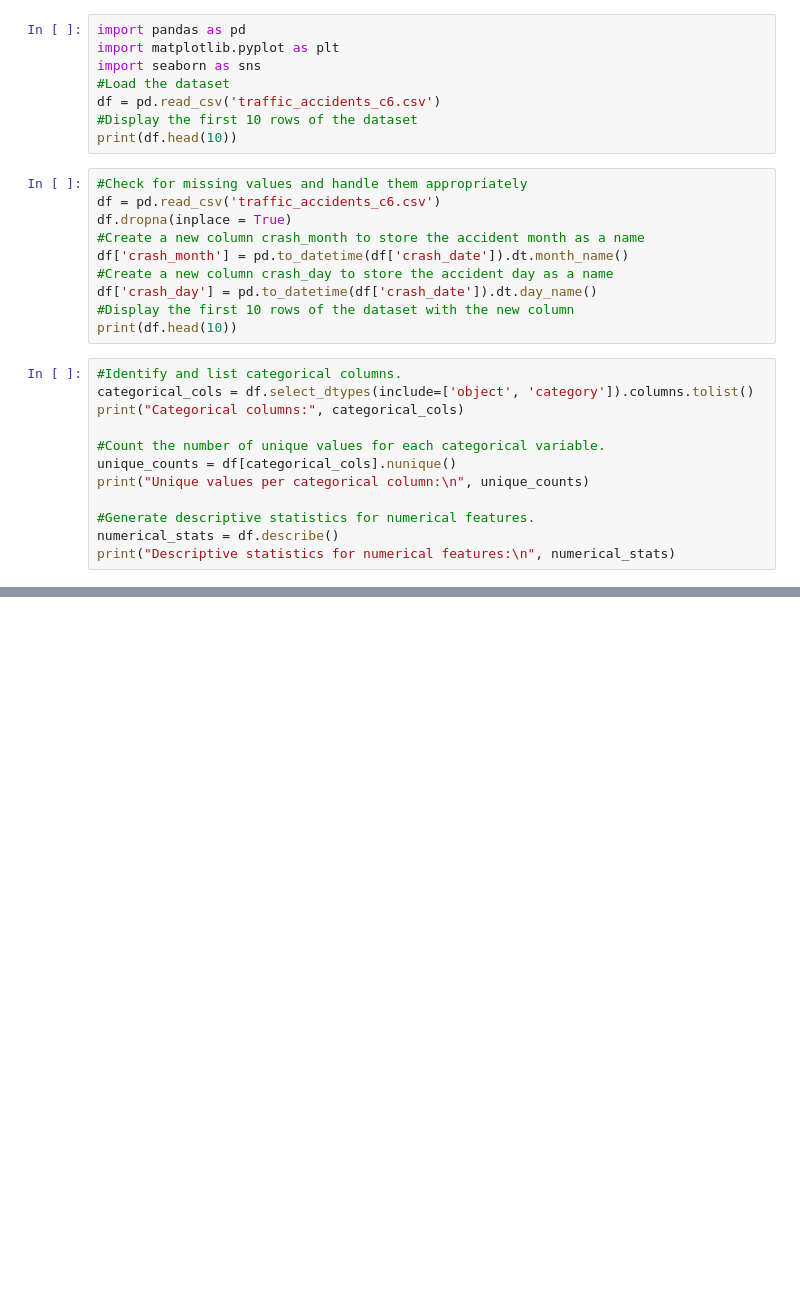
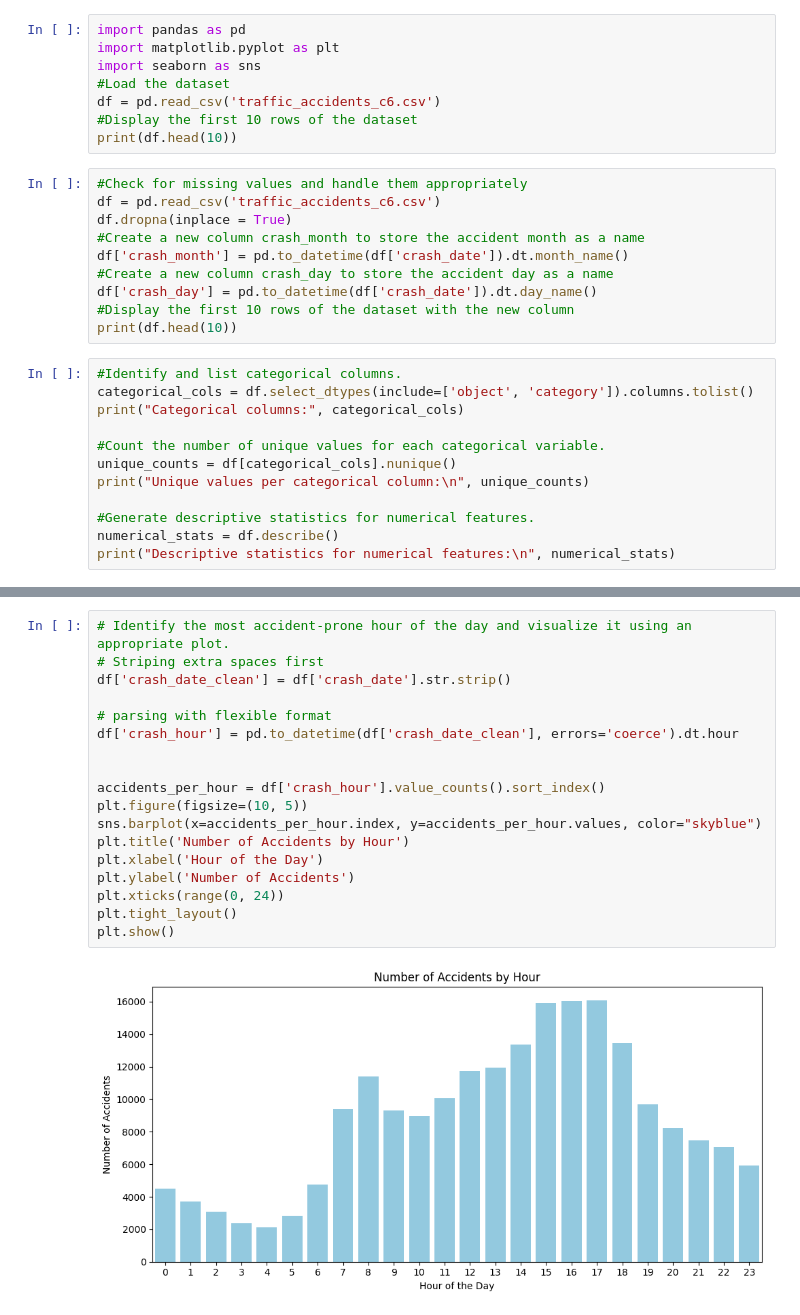
Before and after one commit to RodneyLey/Assignment1, a Jupyter notebook: assignment.ipynb, the cells around one changed output, grey strips where cells are left out. Drawn from its saved outputs; the diff is of its cells as text; blank space fills up the shorter version.

```diff
--- a/assignment.ipynb
+++ b/assignment.ipynb
@@ -35,0 +77,20 @@ print("Descriptive statistics for numerical features:\n", numerical_stats)
+# %%
+# Identify the most accident-prone hour of the day and visualize it using an appropriate plot.
+# Striping extra spaces first
+df['crash_date_clean'] = df['crash_date'].str.strip()
+
+# parsing with flexible format
+df['crash_hour'] = pd.to_datetime(df['crash_date_clean'], errors='coerce').dt.hour
+
+
+accidents_per_hour = df['crash_hour'].value_counts().sort_index()
+plt.figure(figsize=(10, 5))
+sns.barplot(x=accidents_per_hour.index, y=accidents_per_hour.values, color="skyblue")
+plt.title('Number of Accidents by Hour')
+plt.xlabel('Hour of the Day')
+plt.ylabel('Number of Accidents')
+plt.xticks(range(0, 24))
+plt.tight_layout()
+plt.show()
+# %% [output]
+[figure, added]
```
Also changed, not shown: parts of 7 cells of this notebook.
